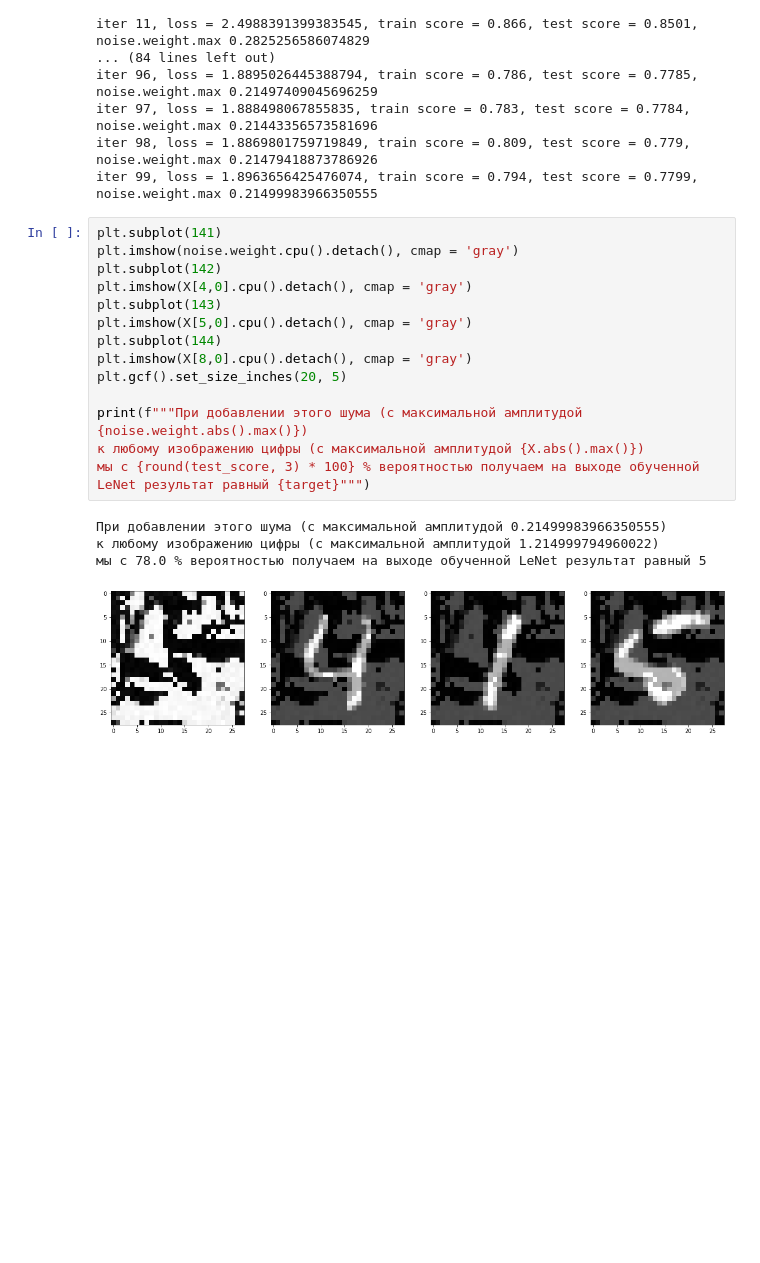
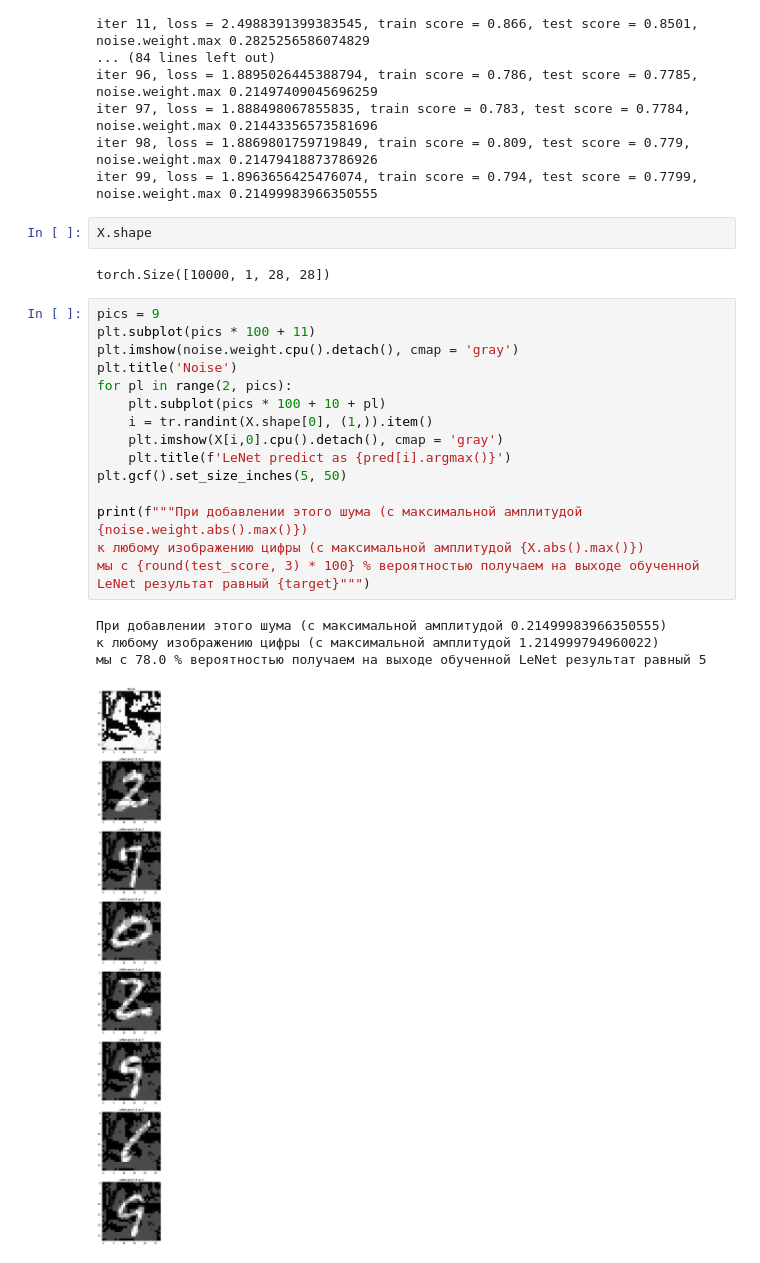
Before and after one commit to AlexeyUdod/aml, a Jupyter notebook: dll_12_hw.ipynb, the cells around one changed output. Cells and saved outputs as stored; diff of their text form; blank space fills up the shorter version.

```diff
--- a/dll_12_hw.ipynb
+++ b/dll_12_hw.ipynb
@@ -151,22 +151,27 @@ iter 96, loss = 1.8895026445388794, train score = 0.786, test score = 0.7785, no
 iter 97, loss = 1.888498067855835, train score = 0.783, test score = 0.7784, noise.weight.max 0.21443356573581696
 iter 98, loss = 1.8869801759719849, train score = 0.809, test score = 0.779, noise.weight.max 0.21479418873786926
 iter 99, loss = 1.8963656425476074, train score = 0.794, test score = 0.7799, noise.weight.max 0.21499983966350555
+# %%
+X.shape
+# %% [output]
+torch.Size([10000, 1, 28, 28])
 # %%
-plt.subplot(141)
+pics = 9
+plt.subplot(pics * 100 + 11)
 plt.imshow(noise.weight.cpu().detach(), cmap = 'gray')
-plt.subplot(142)
-plt.imshow(X[4,0].cpu().detach(), cmap = 'gray')
-plt.subplot(143)
-plt.imshow(X[5,0].cpu().detach(), cmap = 'gray')
-plt.subplot(144)
-plt.imshow(X[8,0].cpu().detach(), cmap = 'gray')
-plt.gcf().set_size_inches(20, 5)
+plt.title('Noise')
+for pl in range(2, pics):
+    plt.subplot(pics * 100 + 10 + pl)
+    i = tr.randint(X.shape[0], (1,)).item()
+    plt.imshow(X[i,0].cpu().detach(), cmap = 'gray')
+    plt.title(f'LeNet predict as {pred[i].argmax()}')
+plt.gcf().set_size_inches(5, 50)
 
 print(f"""При добавлении этого шума (с максимальной амплитудой {noise.weight.abs().max()})
 к любому изображению цифры (с максимальной амплитудой {X.abs().max()})
 мы с {round(test_score, 3) * 100} % вероятностью получаем на выходе обученной LeNet результат равный {target}""")
 # %% [output]
 При добавлении этого шума (с максимальной амплитудой 0.21499983966350555)
 к любому изображению цифры (с максимальной амплитудой 1.214999794960022)
 мы с 78.0 % вероятностью получаем на выходе обученной LeNet результат равный 5
-[figure, old version]
+[figure, new version]
```
